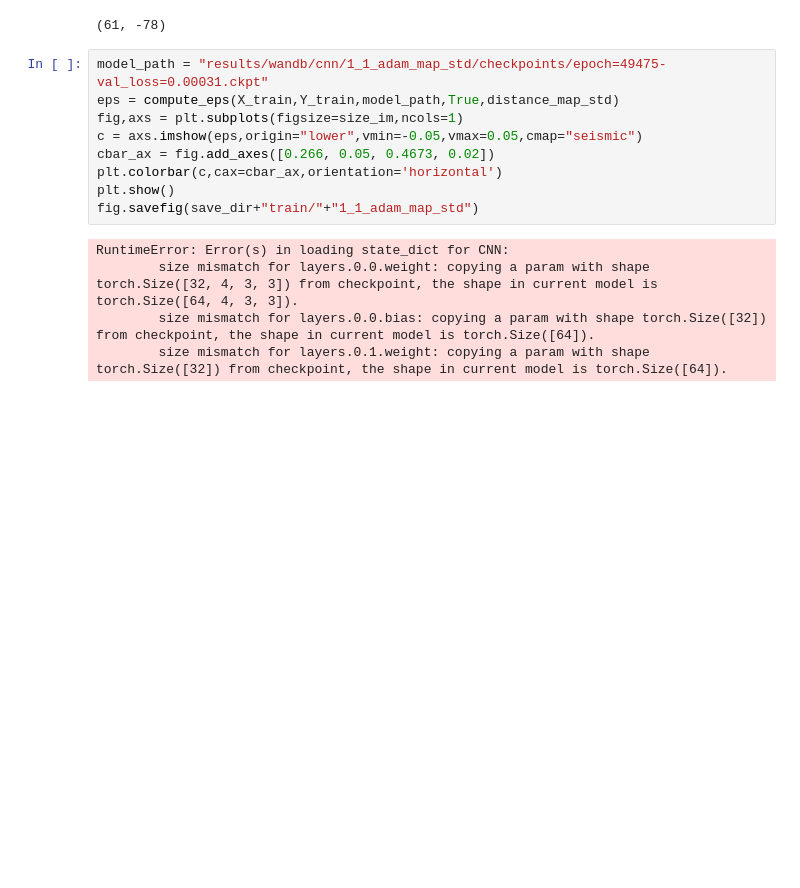
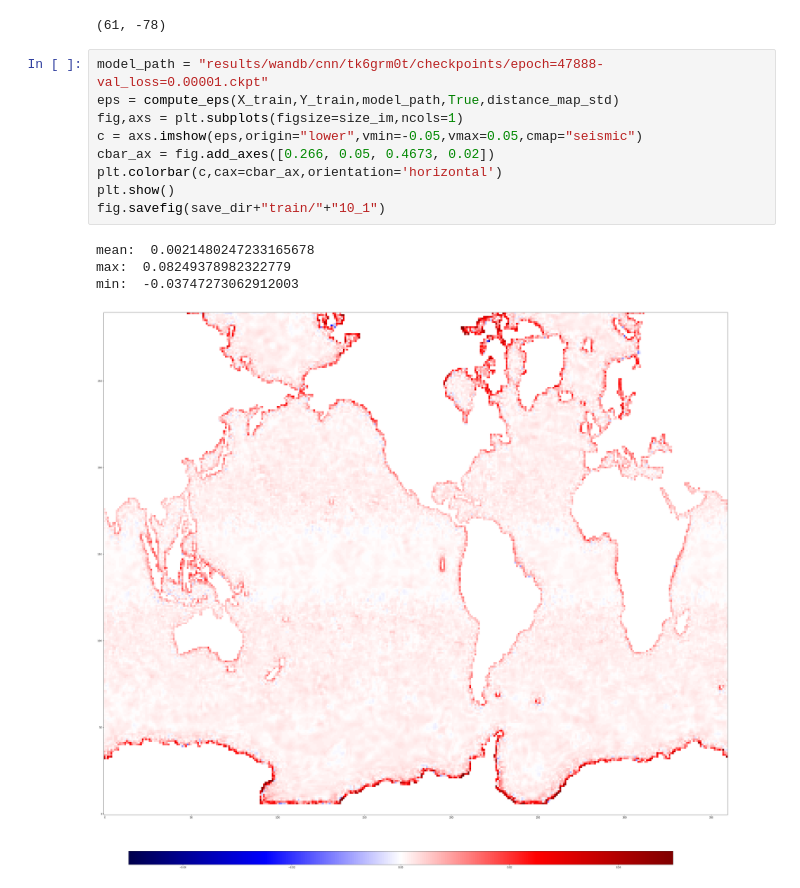
Before and after one commit to FolkeKS/DL-normalization, a Jupyter notebook: notebooks/Untitled.ipynb, the cells around one changed output. Saved outputs shown, nothing was run; the diff lists cells and outputs as text; blank space fills up the shorter version.

```diff
--- a/notebooks/Untitled.ipynb
+++ b/notebooks/Untitled.ipynb
@@ -208,16 +208,16 @@ np.max(m),np.min(m)
 # %% [output]
 (61, -78)
 # %%
-model_path = "results/wandb/cnn/1_1_adam_map_std/checkpoints/epoch=49475-val_loss=0.00031.ckpt"
+model_path = "results/wandb/cnn/tk6grm0t/checkpoints/epoch=47888-val_loss=0.00001.ckpt"
 eps = compute_eps(X_train,Y_train,model_path,True,distance_map_std)
 fig,axs = plt.subplots(figsize=size_im,ncols=1)
 c = axs.imshow(eps,origin="lower",vmin=-0.05,vmax=0.05,cmap="seismic")
 cbar_ax = fig.add_axes([0.266, 0.05, 0.4673, 0.02])
 plt.colorbar(c,cax=cbar_ax,orientation='horizontal')
 plt.show()
-fig.savefig(save_dir+"train/"+"1_1_adam_map_std")
+fig.savefig(save_dir+"train/"+"10_1")
 # %% [output]
-RuntimeError: Error(s) in loading state_dict for CNN:
-        size mismatch for layers.0.0.weight: copying a param with shape torch.Size([32, 4, 3, 3]) from checkpoint, the shape in current model is torch.Size([64, 4, 3, 3]).
-        size mismatch for layers.0.0.bias: copying a param with shape torch.Size([32]) from checkpoint, the shape in current model is torch.Size([64]).
-        size mismatch for layers.0.1.weight: copying a param with shape torch.Size([32]) from checkpoint, the shape in current model is torch.Size([64]).
+mean:  0.0021480247233165678
+max:  0.08249378982322779
+min:  -0.03747273062912003
+[figure, added]
```
Also changed, not shown: parts of 7 cells of this notebook, 9 other files.
